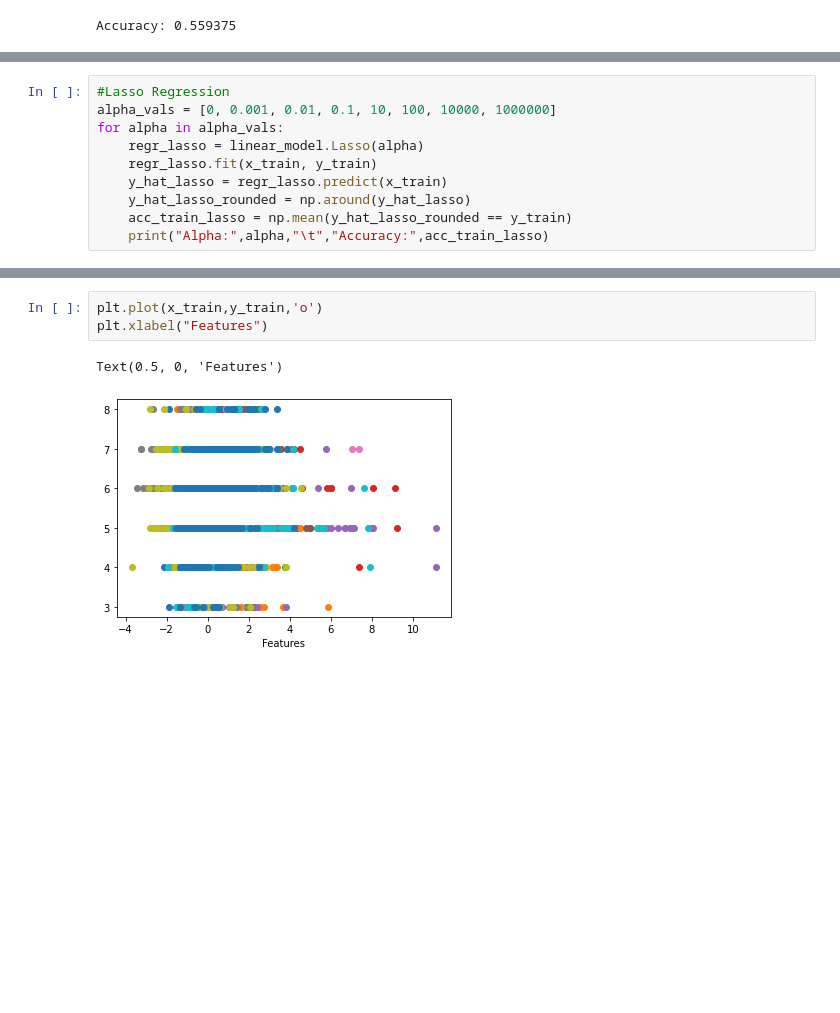
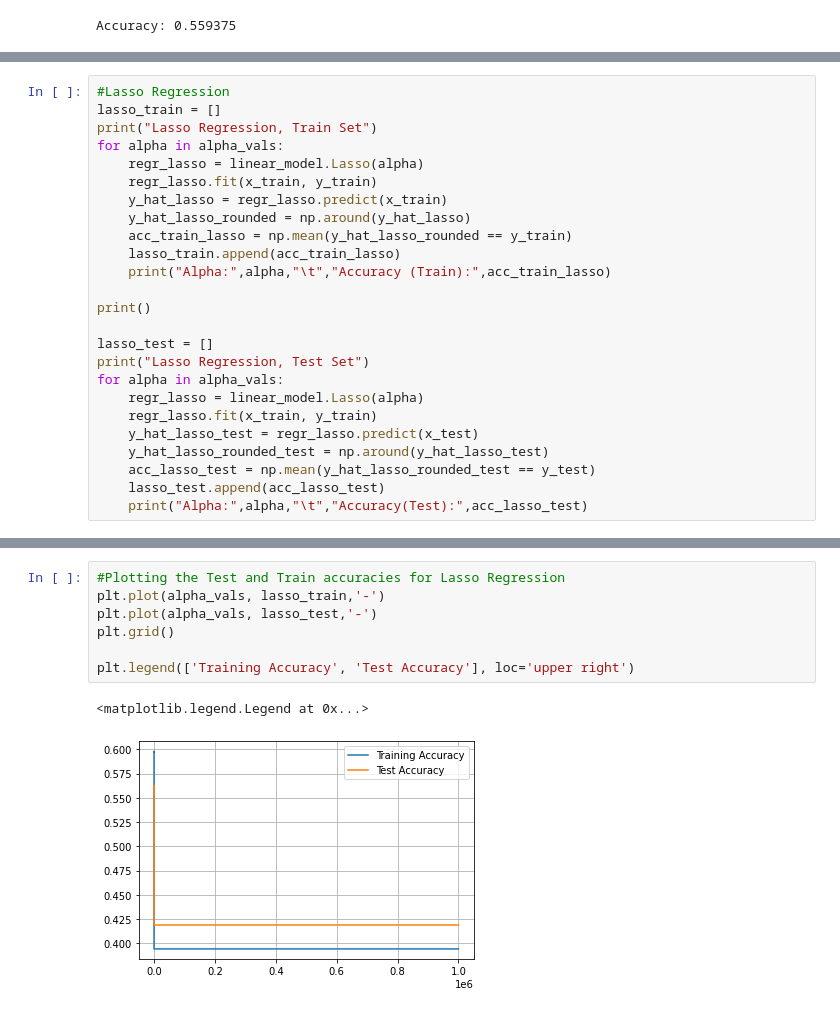
Before and after one commit to garsonbyte/MachineLearningProject, a Jupyter notebook: MultipleLinearRegression.ipynb, the cells around one changed output, grey strips where cells are left out. Saved outputs shown, nothing was run; the diff lists cells and outputs as text; blank space fills up the shorter version.

```diff
--- a/MultipleLinearRegression.ipynb
+++ b/MultipleLinearRegression.ipynb
@@ -100,11 +140,26 @@ Alpha: 1000000   Accuracy: 0.3940578577013292
 # %%
 #Lasso Regression
-alpha_vals = [0, 0.001, 0.01, 0.1, 10, 100, 10000, 1000000]
+lasso_train = []
+print("Lasso Regression, Train Set")
 for alpha in alpha_vals:
     regr_lasso = linear_model.Lasso(alpha)
     regr_lasso.fit(x_train, y_train)
     y_hat_lasso = regr_lasso.predict(x_train)
     y_hat_lasso_rounded = np.around(y_hat_lasso)
     acc_train_lasso = np.mean(y_hat_lasso_rounded == y_train)
-    print("Alpha:",alpha,"\t","Accuracy:",acc_train_lasso)
+    lasso_train.append(acc_train_lasso)
+    print("Alpha:",alpha,"\t","Accuracy (Train):",acc_train_lasso)
+
+print()
+
+lasso_test = []
+print("Lasso Regression, Test Set")
+for alpha in alpha_vals:
+    regr_lasso = linear_model.Lasso(alpha)
+    regr_lasso.fit(x_train, y_train)
+    y_hat_lasso_test = regr_lasso.predict(x_test)
+    y_hat_lasso_rounded_test = np.around(y_hat_lasso_test)
+    acc_lasso_test = np.mean(y_hat_lasso_rounded_test == y_test)
+    lasso_test.append(acc_lasso_test)
+    print("Alpha:",alpha,"\t","Accuracy(Test):",acc_lasso_test)
 # %% [output]
@@ -119,6 +186,10 @@ Alpha: 1000000   Accuracy: 0.3940578577013292
-# %%
-plt.plot(x_train,y_train,'o')
-plt.xlabel("Features")
-# %% [output]
-Text(0.5, 0, 'Features')
-[figure, removed]
+# %%
+#Plotting the Test and Train accuracies for Lasso Regression
+plt.plot(alpha_vals, lasso_train,'-')
+plt.plot(alpha_vals, lasso_test,'-')
+plt.grid()
+
+plt.legend(['Training Accuracy', 'Test Accuracy'], loc='upper right')
+# %% [output]
+<matplotlib.legend.Legend at 0x...>
+[figure, added]
```
Also changed, not shown: parts of 7 cells of this notebook.
